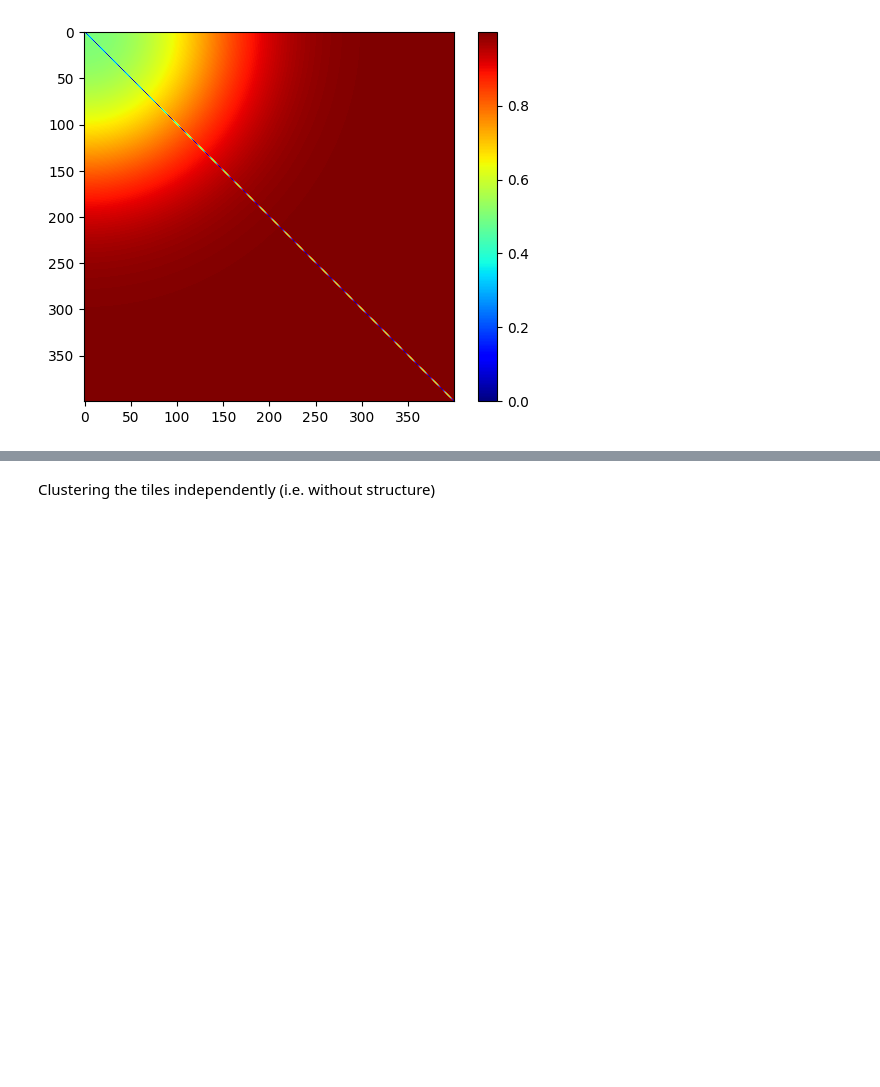
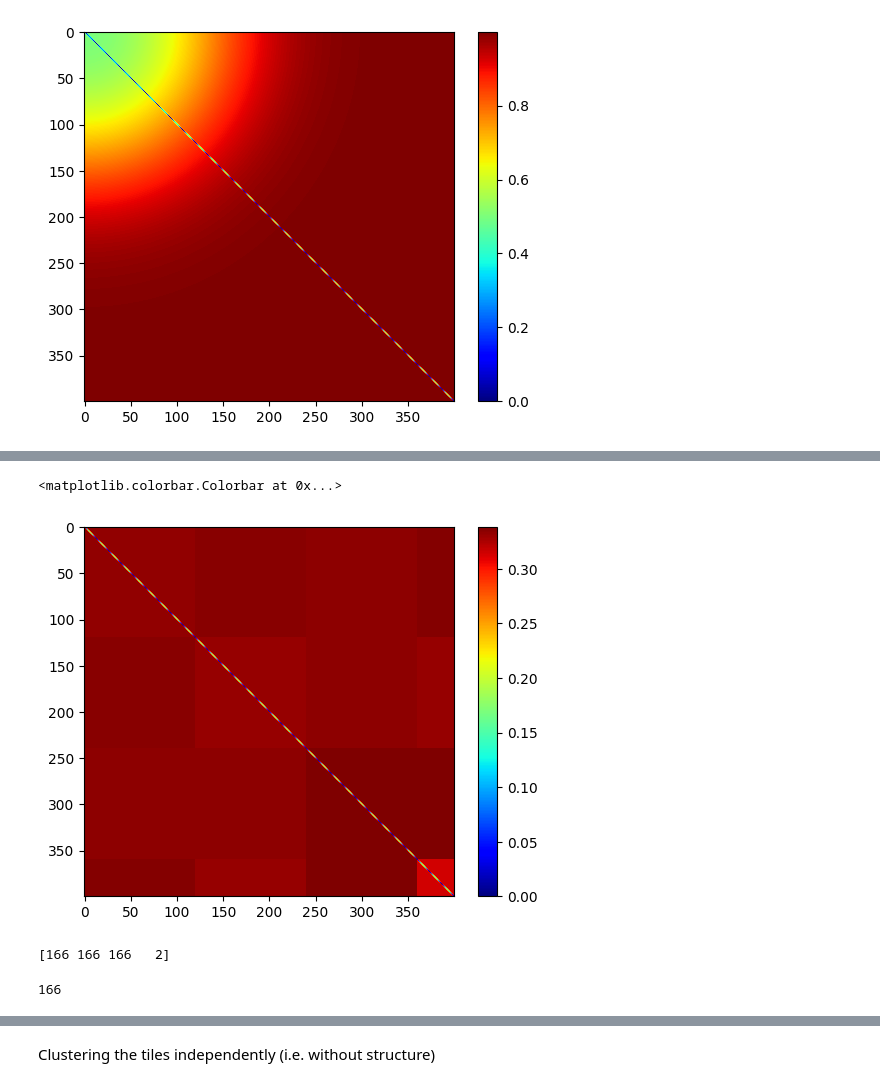
Before and after one commit to dufourc1/pygraphon, a Jupyter notebook: dev/2022_10_01_test_estimators.ipynb, the cells around one changed output, grey strips where cells are left out. Drawn from its saved outputs; the diff is of its cells as text; code cells hidden in the pictures; blank space fills up the shorter version.

```diff
--- a/dev/2022_10_01_test_estimators.ipynb
+++ b/dev/2022_10_01_test_estimators.ipynb
@@ -93,0 +105,15 @@ Final log-likelihood: -0.1197
+# %%
+plt.imshow(my_hist.get_graphon()._get_edge_probabilities(400,False,True), cmap = "jet")
+plt.colorbar()
+# %% [output]
+<matplotlib.colorbar.Colorbar at 0x...>
+[figure, added]
+# %%
+from pygraphon.estimators.networkhistogram.nethist import nethist
+best_assignment = nethist(A,int(A.shape[0]/3))
+# %% [output]
+[166 166 166   2]
+# %%
+int(A.shape[0]/3)
+# %% [output]
+166
```
Also changed, not shown: parts of 45 cells of this notebook, 9 other files.
